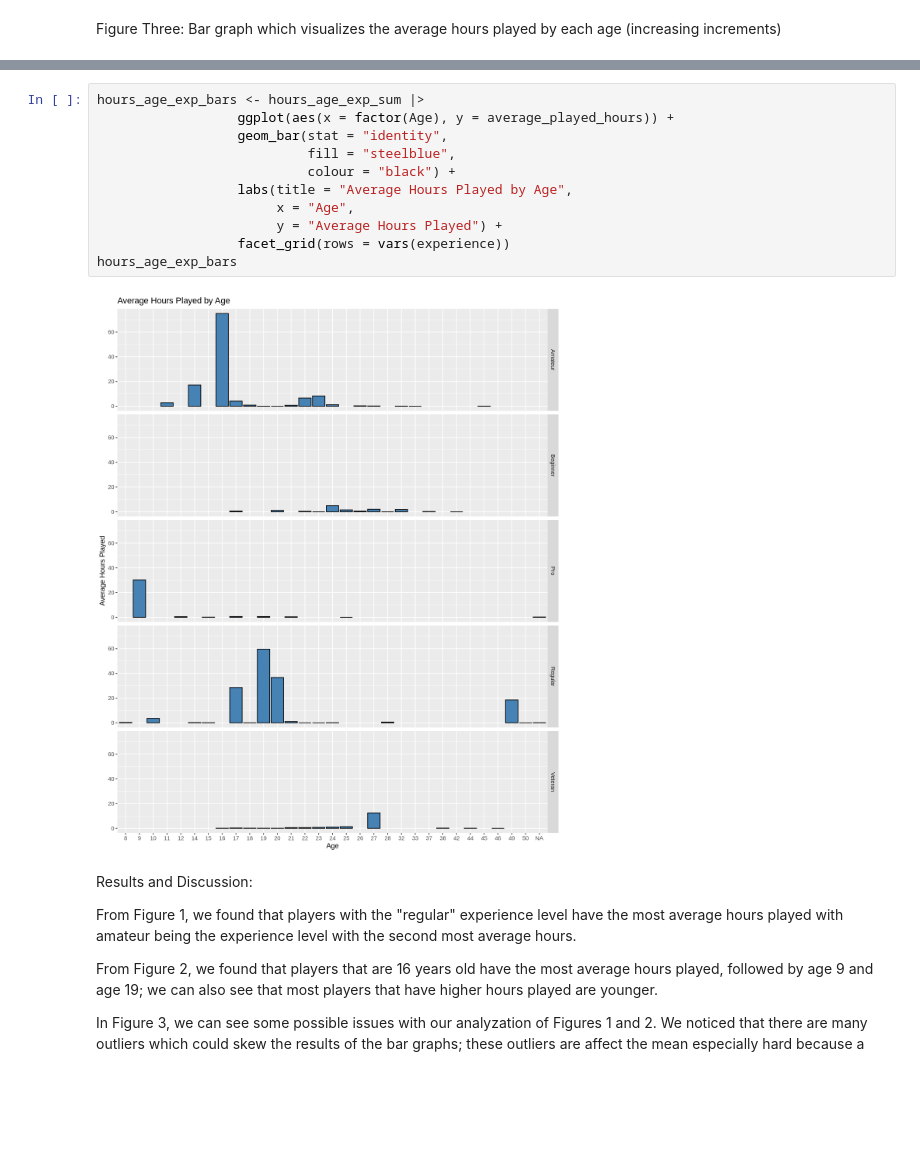
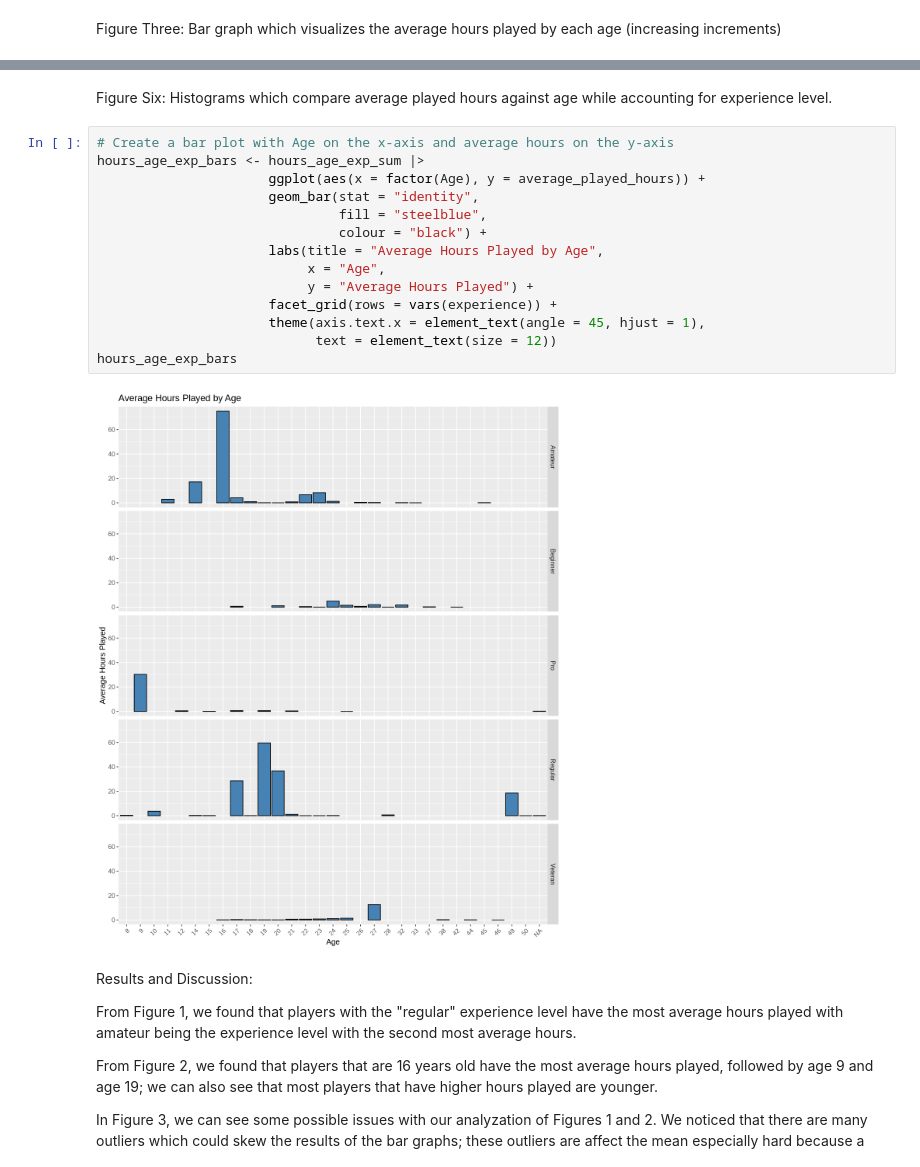
Before and after one commit to Chalkkk/dsci-final-group-project, a Jupyter notebook: final_project.ipynb, the cells around one changed output, grey strips where cells are left out. Saved outputs shown, nothing was run; the diff lists cells and outputs as text; blank space fills up the shorter version.

```diff
--- a/final_project.ipynb
+++ b/final_project.ipynb
@@ -450,16 +491,21 @@ players_plot
+# %% [markdown]
+Figure Six: Histograms which compare average played hours against age while accounting for experience level.
 # %%
+# Create a bar plot with Age on the x-axis and average hours on the y-axis
 hours_age_exp_bars <- hours_age_exp_sum |>
-                  ggplot(aes(x = factor(Age), y = average_played_hours)) +
-                  geom_bar(stat = "identity",
-                           fill = "steelblue",
-                           colour = "black") +
-                  labs(title = "Average Hours Played by Age",
-                       x = "Age",
-                       y = "Average Hours Played") +
-                  facet_grid(rows = vars(experience))
+                      ggplot(aes(x = factor(Age), y = average_played_hours)) +
+                      geom_bar(stat = "identity",
+                               fill = "steelblue",
+                               colour = "black") +
+                      labs(title = "Average Hours Played by Age",
+                           x = "Age",
+                           y = "Average Hours Played") +
+                      facet_grid(rows = vars(experience)) +
+                      theme(axis.text.x = element_text(angle = 45, hjust = 1),
+                            text = element_text(size = 12))
 hours_age_exp_bars
 # %% [output]
-[figure, old version]
+[figure, new version]
 # %% [markdown]
 Results and Discussion:
 
```
Also changed, not shown: parts of 9 cells of this notebook.
